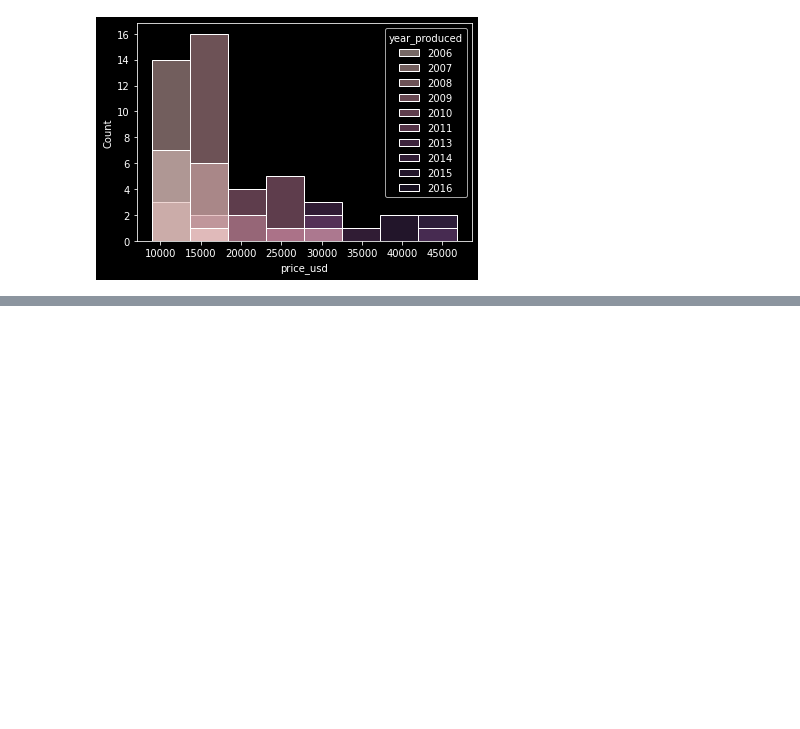
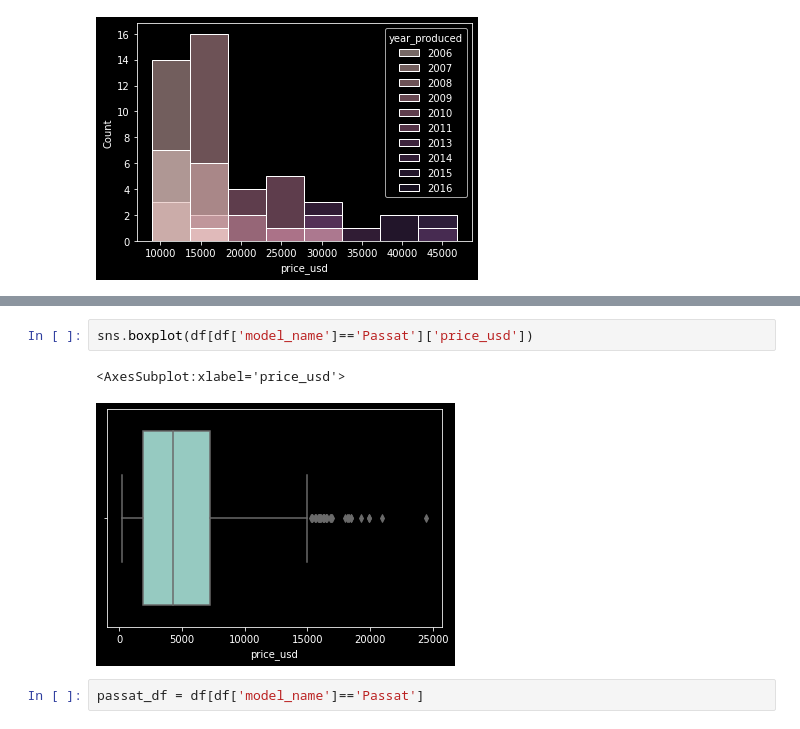
Before and after one commit to LeKilleRGallet/university, a Jupyter notebook: data_science/math/descrp_stats/1stnb.ipynb, the cells around one changed output, grey strips where cells are left out. Saved outputs shown, nothing was run; the diff lists cells and outputs as text; blank space fills up the shorter version.

```diff
--- a/data_science/math/descrp_stats/1stnb.ipynb
+++ b/data_science/math/descrp_stats/1stnb.ipynb
@@ -106,0 +175,7 @@ sns.histplot(Q7_df, x='price_usd', hue='year_produced')
+# %%
+sns.boxplot(df[df['model_name']=='Passat']['price_usd'])
+# %% [output]
+<AxesSubplot:xlabel='price_usd'>
+[figure, added]
+# %%
+passat_df = df[df['model_name']=='Passat']
```
Also changed, not shown: parts of 11 cells of this notebook, 3 other files.
